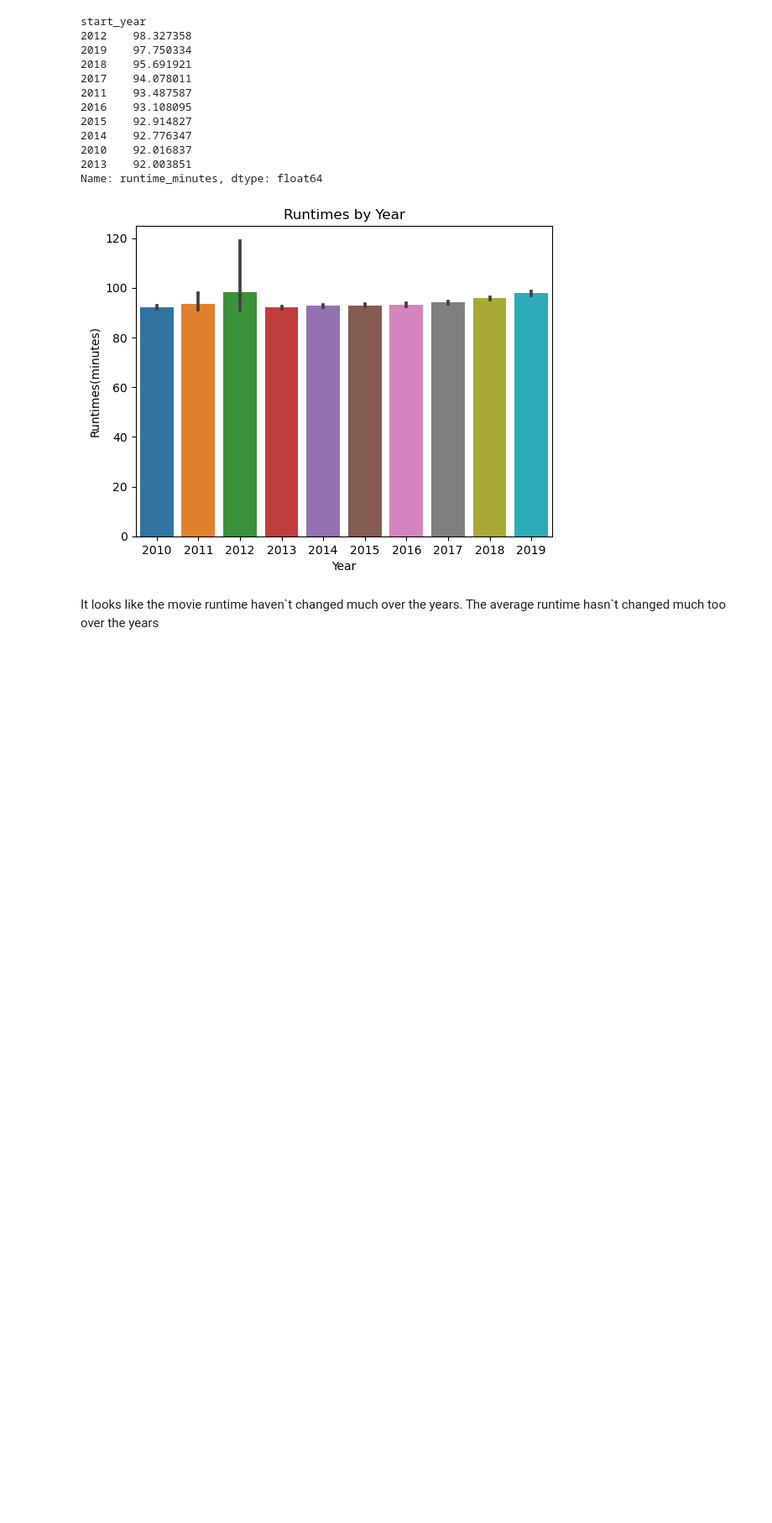
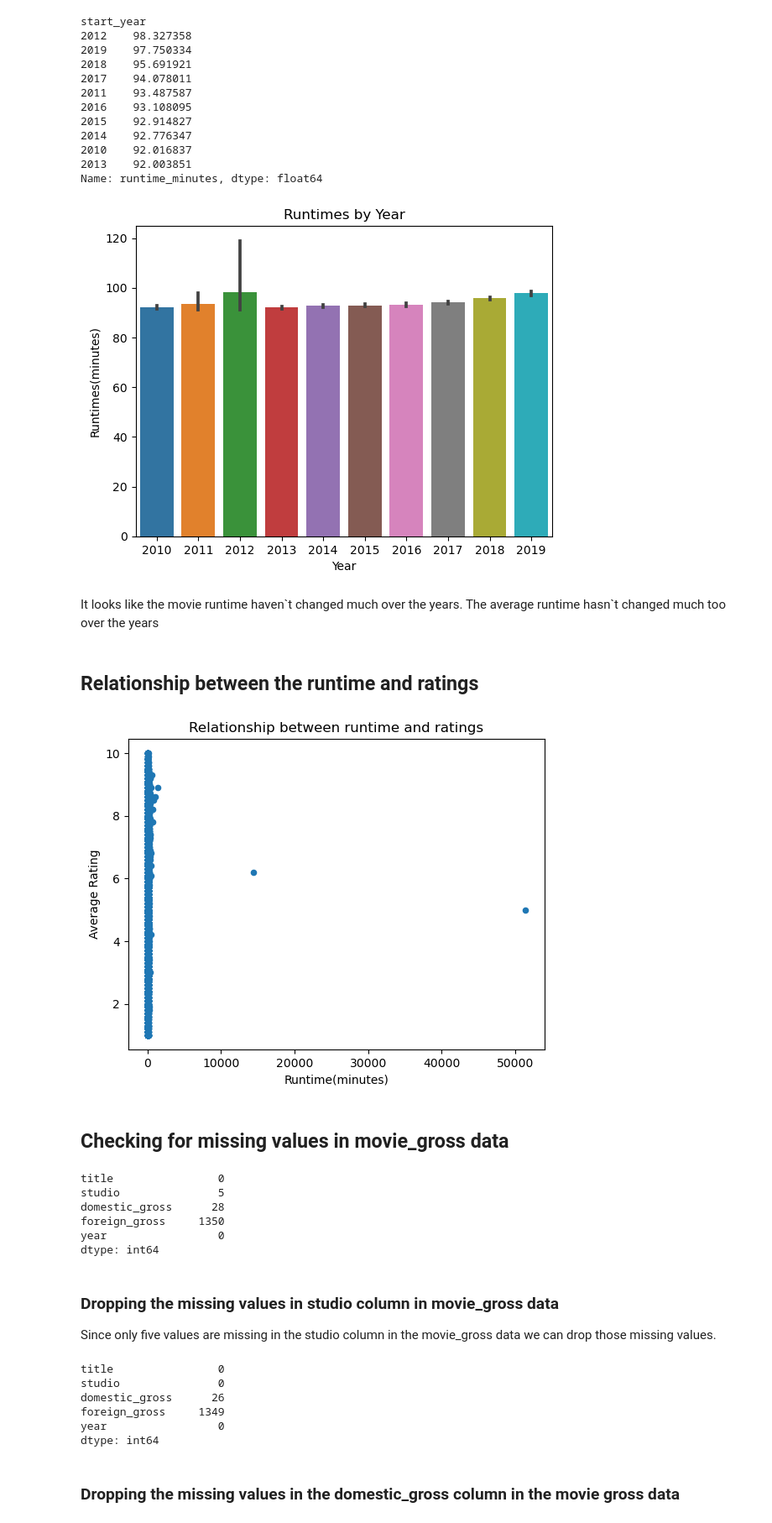
Before and after one commit to billymwangi/test, a Jupyter notebook: student.ipynb, the cells around one changed output. Shown: that part at 84% size. Drawn from its saved outputs; the diff is of its cells as text; code cells hidden in the pictures; blank space fills up the shorter version.

Commit message:
fixing missing values-movie_gross

```diff
--- a/student.ipynb
+++ b/student.ipynb
@@ -347,3 +347,42 @@ plt.show()
 [figure]
 # %% [markdown]
 It looks like the movie runtime haven\`t changed much over the years. The average runtime hasn\`t changed much too over the years
+# %% [markdown]
+## Relationship between the runtime and ratings
+# %%
+movie_ratings_basics.plot(kind='scatter', x='runtime_minutes', y='averagerating')
+
+
+plt.xlabel('Runtime(minutes)')
+plt.ylabel('Average Rating')
+plt.title('Relationship between runtime and ratings')
+
+plt.show()
+# %% [output]
+[figure, added]
+# %% [markdown]
+## Checking for missing values in movie_gross data
+# %%
+movie_gross.isna().sum()
+# %% [output]
+title                0
+studio               5
+domestic_gross      28
+foreign_gross     1350
+year                 0
+dtype: int64
+# %% [markdown]
+### Dropping the missing values in studio column in movie_gross data
+Since only five values are missing in the studio column in the movie_gross data we can drop those missing values.
+# %%
+movie_gross = movie_gross.dropna(subset=['studio'])
+movie_gross.isna().sum()
+# %% [output]
+title                0
+studio               0
+domestic_gross      26
+foreign_gross     1349
+year                 0
+dtype: int64
+# %% [markdown]
+### Dropping the missing values in the domestic_gross column in the movie gross data
```
Also changed, not shown: parts of 12 cells of this notebook.
